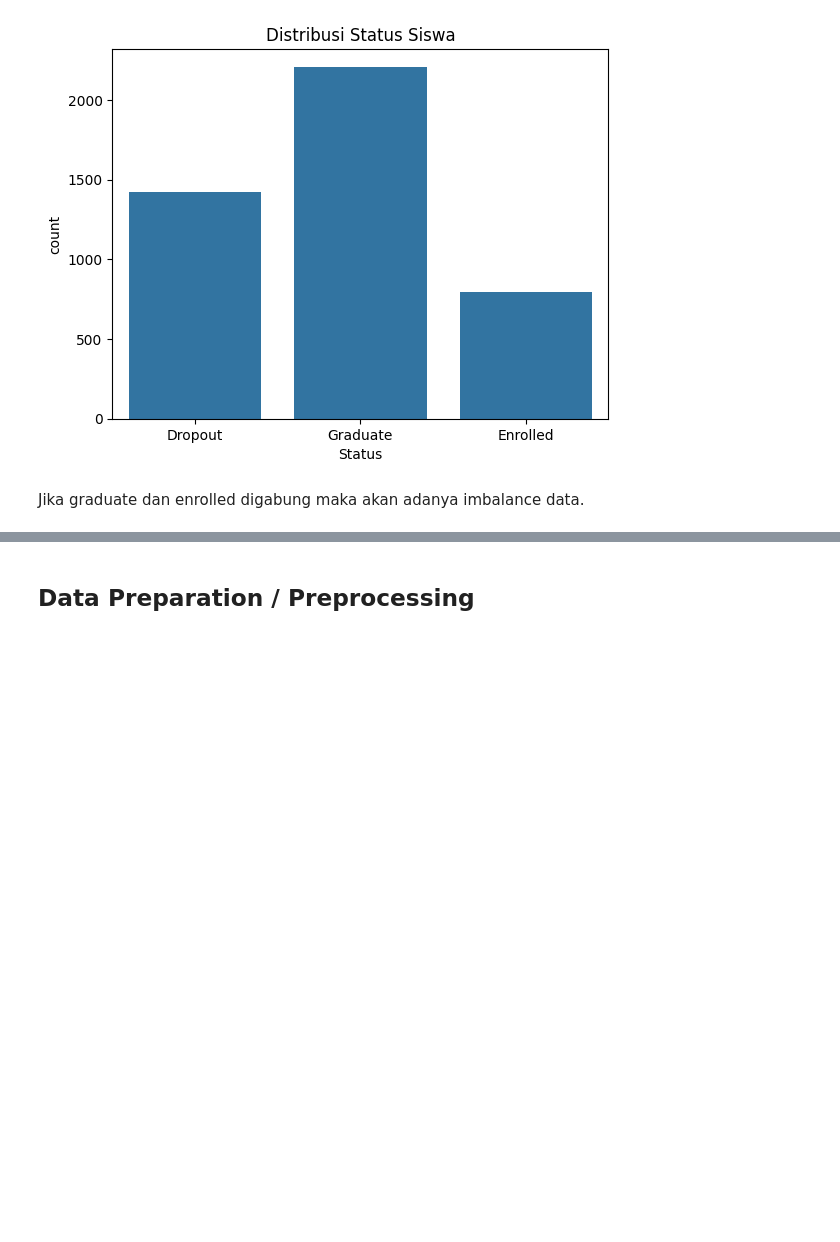
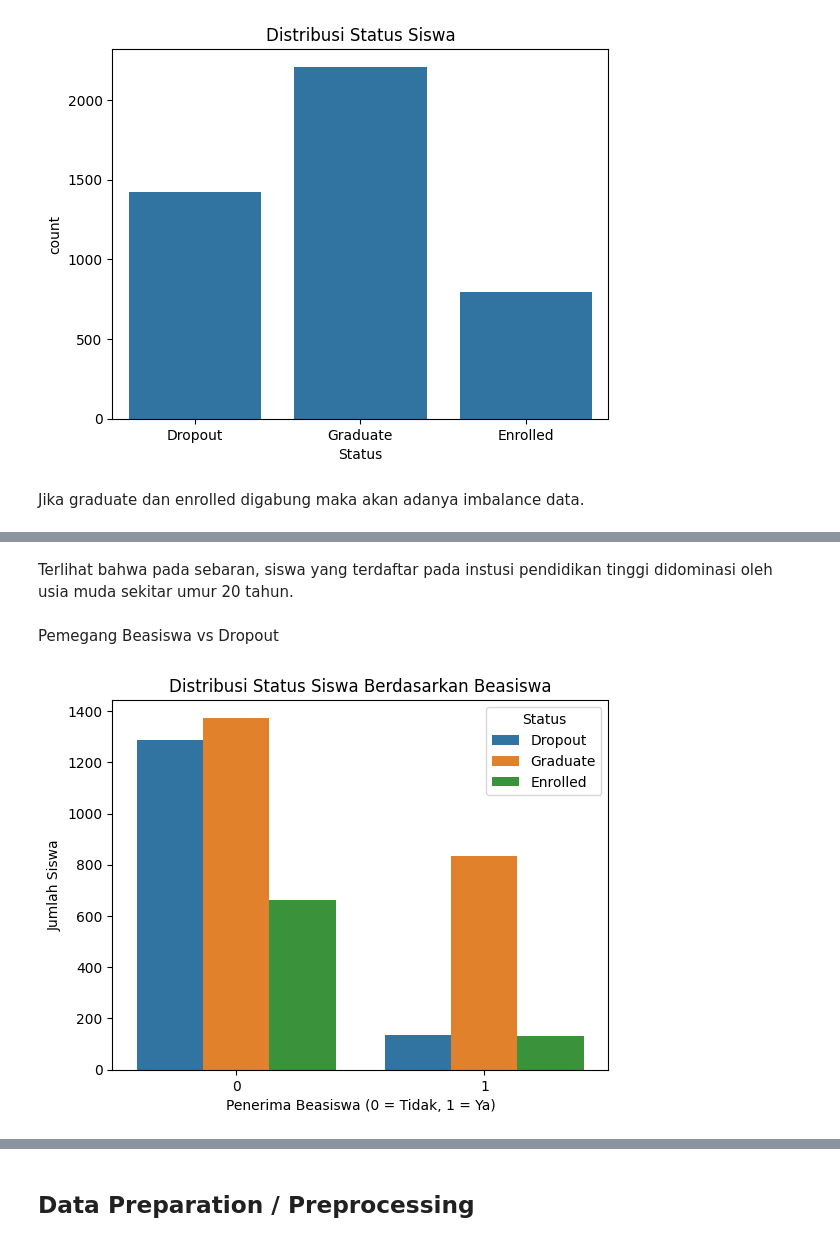
Before and after one commit to NiaPutri23/Edutech-Dropout, a Jupyter notebook: notebook.ipynb, the cells around one changed output, grey strips where cells are left out. Drawn from its saved outputs; the diff is of its cells as text; code cells hidden in the pictures; blank space fills up the shorter version.

```diff
--- a/notebook.ipynb
+++ b/notebook.ipynb
@@ -185,0 +194,13 @@ Jika graduate dan enrolled digabung maka akan adanya imbalance data.
+# %% [markdown]
+Terlihat bahwa pada sebaran, siswa yang terdaftar pada instusi pendidikan tinggi didominasi oleh usia muda sekitar umur 20 tahun.
+# %% [markdown]
+Pemegang Beasiswa vs Dropout
+# %%
+sns.countplot(x='Scholarship_holder', hue='Status', data=df)
+plt.title('Distribusi Status Siswa Berdasarkan Beasiswa')
+plt.xlabel('Penerima Beasiswa (0 = Tidak, 1 = Ya)')
+plt.ylabel('Jumlah Siswa')
+plt.legend(title='Status')
+plt.show()
+# %% [output]
+[figure, added]
```
Also changed, not shown: parts of 9 cells of this notebook, 6 other files.
